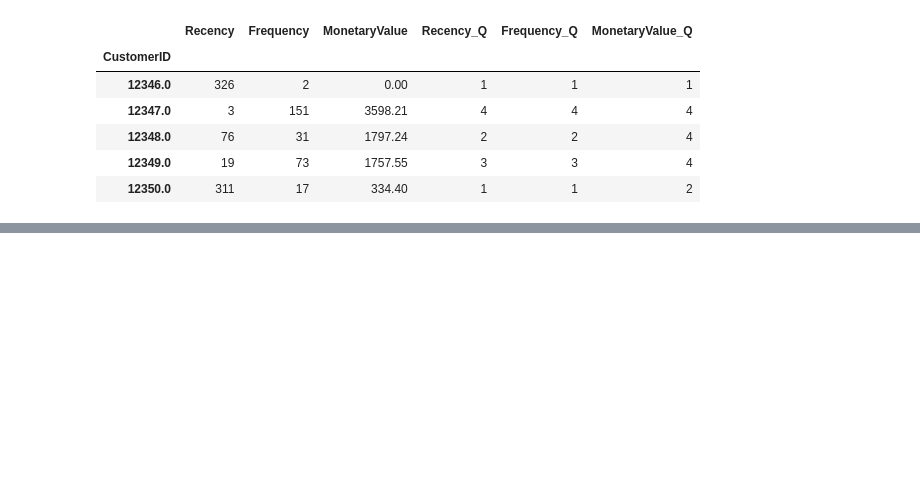
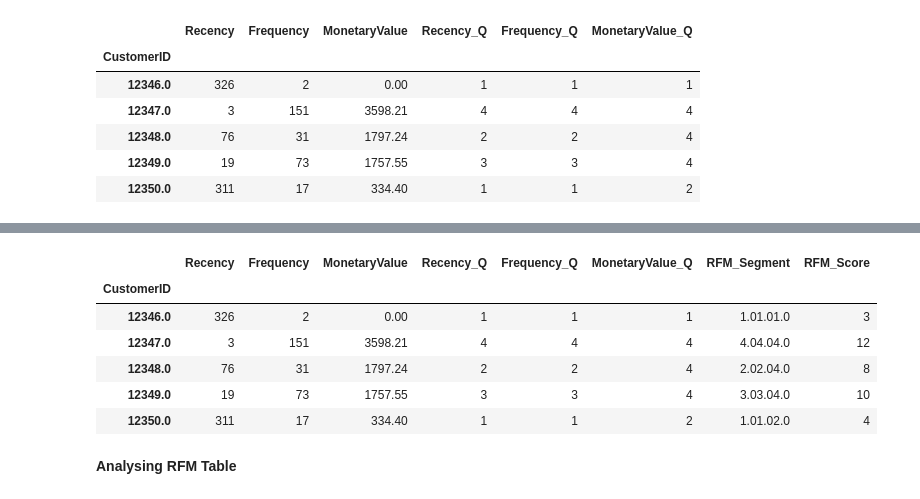
Before and after one commit to nileshrathod17/Online-Retail-Customer-Segmentation, a Jupyter notebook: Online_Retail_Customer_Segmentation.ipynb, the cells around one changed output, grey strips where cells are left out. Saved outputs shown, nothing was run; the diff lists cells and outputs as text; code cells hidden in the pictures; blank space fills up the shorter version.

```diff
--- a/Online_Retail_Customer_Segmentation.ipynb
+++ b/Online_Retail_Customer_Segmentation.ipynb
@@ -869,0 +889,15 @@ data_rfm_quantile.head()
+# %%
+# Calculate RFM_Score
+data_rfm_quantile['RFM_Score'] = data_rfm_quantile[['Recency_Q','Frequency_Q','MonetaryValue_Q']].sum(axis=1)
+
+data_rfm_quantile.head()
+# %% [output]
+|  | Recency | Frequency | MonetaryValue | Recency_Q | Frequency_Q | MonetaryValue_Q | RFM_Segment | RFM_Score |
+| CustomerID |  |  |  |  |  |  |  |  |
+| 12346.0 | 326 | 2 | 0.00 | 1 | 1 | 1 | 1.01.01.0 | 3 |
+| 12347.0 | 3 | 151 | 3598.21 | 4 | 4 | 4 | 4.04.04.0 | 12 |
+| 12348.0 | 76 | 31 | 1797.24 | 2 | 2 | 4 | 2.02.04.0 | 8 |
+| 12349.0 | 19 | 73 | 1757.55 | 3 | 3 | 4 | 3.03.04.0 | 10 |
+| 12350.0 | 311 | 17 | 334.40 | 1 | 1 | 2 | 1.01.02.0 | 4 |
+# %% [markdown]
+**Analysing RFM Table**
```
Also changed, not shown: parts of 7 cells of this notebook.
